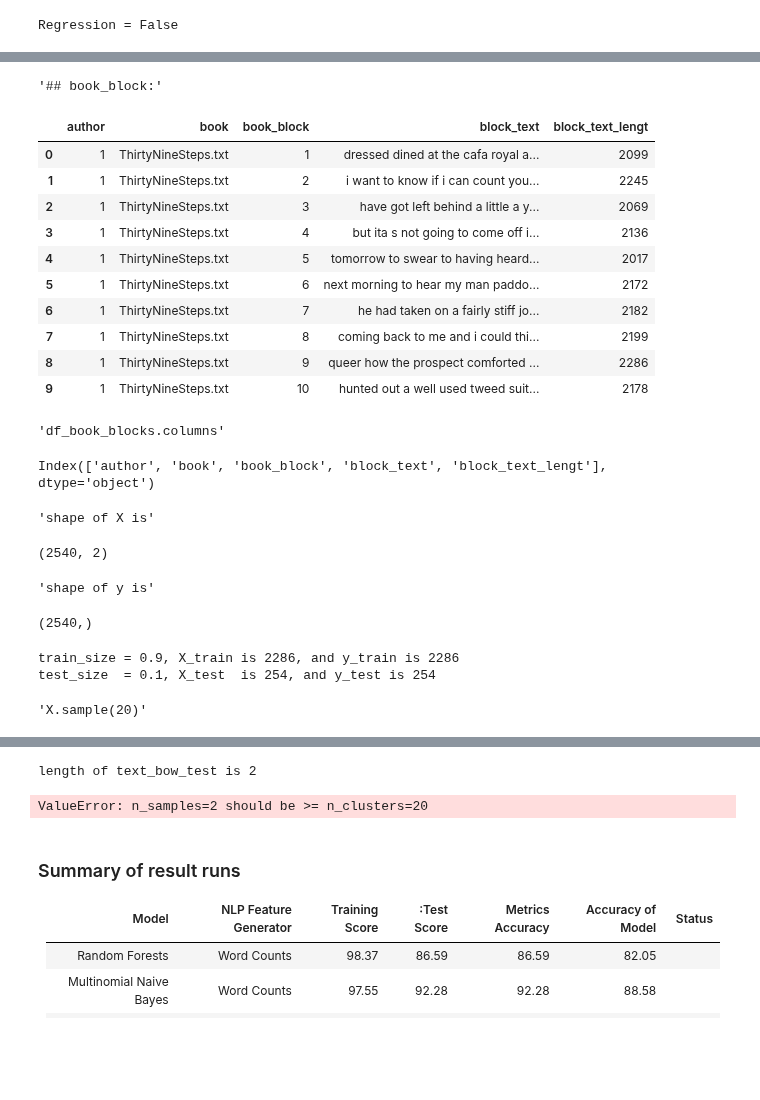
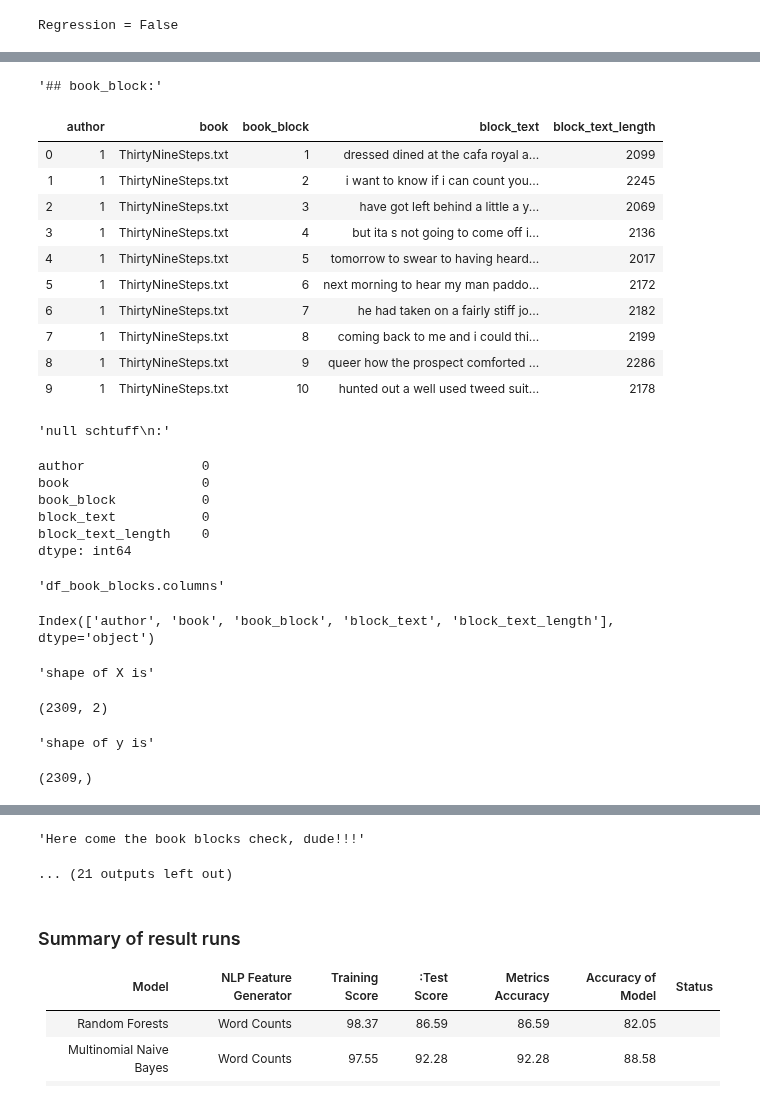
Before and after one commit to loupendley/Thinkful, a Jupyter notebook: HomeworkProjects/Unit4/Lesson5/Project1/UnsupervisedLearningCapstone.ipynb, the cells around one changed output, grey strips where cells are left out. Saved outputs shown, nothing was run; the diff lists cells and outputs as text; code cells hidden in the pictures; blank space fills up the shorter version.

```diff
--- a/HomeworkProjects/Unit4/Lesson5/Project1/UnsupervisedLearningCapstone.ipynb
+++ b/HomeworkProjects/Unit4/Lesson5/Project1/UnsupervisedLearningCapstone.ipynb
@@ -1083,6 +1102,22 @@ def run_tfidf_vectorizer(df, max_df=0.5, min_df=2, stop_words='english', lowerca
     tfidf_df = vectorizer.fit(df)
 
     return tfidf_df
+# %%
+def run_tfidf_vectorizer2(df, parameters=None):
+    print_timestamp("in run_tfidf_vectorizer: df is a {} datatype.".format(type(df)))
+    if parameters:
+        print("parms = {}".format(parameters))
+    vectorizer = TfidfVectorizer()
+    vectorizer.set_params(**parameters)
+
+    #Applying the vectorizer
+    tfidf_df = vectorizer.fit_transform(df)
+    print("tfidf_df is a {} datatype".format(type(tfidf_df)))
+
+    tfidf_df_dense = tfidf_df.toarray()
+    print("tfidf_df_dense is a {} datatype".format(type(tfidf_df_dense)))
+
+    return tfidf_df_dense
 # %%
 def text_cleaner(text):
     # Visual inspection identifies a form of punctuation spaCy does not
@@ -1776,6 +1811,32 @@ def text_process(tex):
 
     #3 Removal of Stopwords
     return [word for word in a.split() if word.lower() not in stopwords.words('english')]
+# %%
+def w2vec_vectorize_text(sentences=None, size=None, min_count=1, sg=1, seed=57,
+                         workers=4):
+
+    m = Word2Vec(sentences=sentences, size=size, min_count=min_count,
+                 sg=sg, seed=seed)
+
+    def word_vectorizer3(sent, m):
+        vec = []
+        numw = 0
+        for w in sent:
+            try:
+                if numw == 0:
+                    vec = m[w]
+                else:
+                    vec = np.add(vec, m[w])
+                numw += 1
+            except:
+                pass
+            return np.asarray(vec) / numw
+
+    l = []
+
+    for i in tqdm(sentences):
+        l.append(word_vectorizer3(i, m))
+    return l
 # %%
 def main_nlp(entry_point=0):
 
@@ -1995,3 +2244,3 @@ def main_nlp(entry_point=0):
 # %%
-main_nlp(0)
+main_nlp_new(0)
 # %% [output]
@@ -1999,8 +2248,8 @@ main_nlp(0)
 
 
 Begin
 '## book_block:'
-|  | author | book | book_block | block_text | block_text_lengt |
+|  | author | book | book_block | block_text | block_text_length |
 | 0 | 1 | ThirtyNineSteps.txt | 1 | dressed dined at the cafa royal a... | 2099 |
 | 1 | 1 | ThirtyNineSteps.txt | 2 | i want to know if i can count you... | 2245 |
 | 2 | 1 | ThirtyNineSteps.txt | 3 | have got left behind a little a y... | 2069 |
@@ -2011,12 +2260,16 @@ Begin
 | 7 | 1 | ThirtyNineSteps.txt | 8 | coming back to me and i could thi... | 2199 |
 | 8 | 1 | ThirtyNineSteps.txt | 9 | queer how the prospect comforted ... | 2286 |
 | 9 | 1 | ThirtyNineSteps.txt | 10 | hunted out a well used tweed suit... | 2178 |
-'df_book_blocks.columns'
+'null schtuff\n:'
-Index(['author', 'book', 'book_block', 'block_text', 'block_text_lengt'], dtype='object')
+author               0
+book                 0
+book_block           0
+block_text           0
+block_text_length    0
+dtype: int64
-'shape of X is'
+'df_book_blocks.columns'
-(2540, 2)
+Index(['author', 'book', 'book_block', 'block_text', 'block_text_length'], dtype='object')
-'shape of y is'
+'shape of X is'
-(2540,)
+(2309, 2)
-train_size = 0.9, X_train is 2286, and y_train is 2286
-test_size  = 0.1, X_test  is 254, and y_test is 254
+'shape of y is'
-'X.sample(20)'
+(2309,)
@@ -2040,2 +2276,2 @@ test_size  = 0.1, X_test  is 254, and y_test is 254
-length of text_bow_test is 2
+'Here come the book blocks check, dude!!!'
-ValueError: n_samples=2 should be >= n_clusters=20
+... (21 outputs left out)
```
Also changed, not shown: parts of 9 cells of this notebook.
